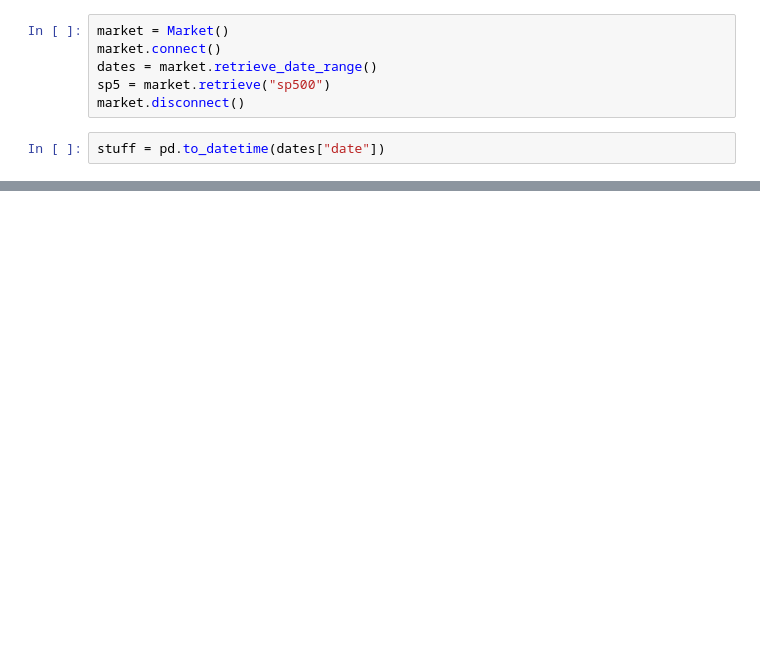
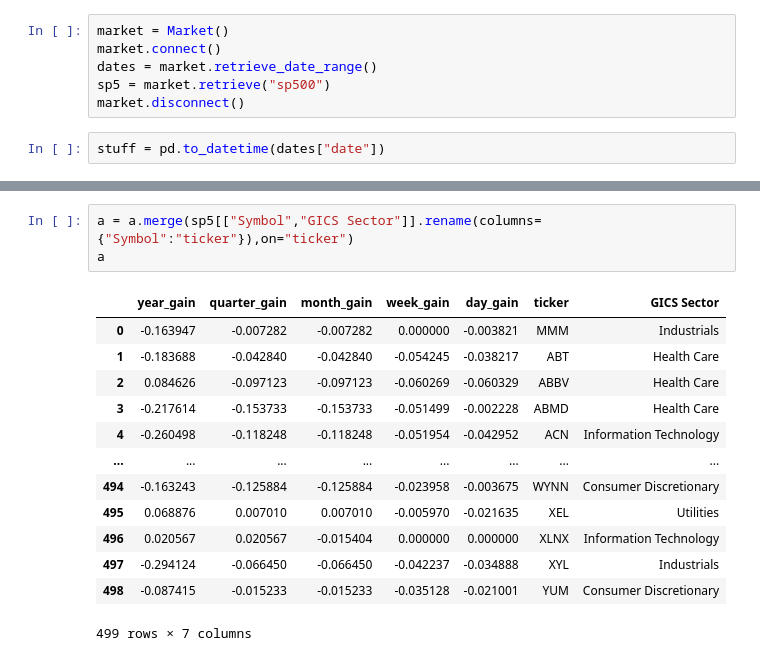
Before and after one commit to chung-ejy/longshot, a Jupyter notebook: progress_report.ipynb, the cells around one changed output, grey strips where cells are left out. Saved outputs shown, nothing was run; the diff lists cells and outputs as text; blank space fills up the shorter version.

```diff
--- a/progress_report.ipynb
+++ b/progress_report.ipynb
@@ -139 +136,18 @@ a.sort_values(f"{period}_gain",ascending=False).head(50)
+# %%
+a = a.merge(sp5[["Symbol","GICS Sector"]].rename(columns={"Symbol":"ticker"}),on="ticker")
+a
+# %% [output]
+|  | year_gain | quarter_gain | month_gain | week_gain | day_gain | ticker | GICS Sector |
+| 0 | -0.163947 | -0.007282 | -0.007282 | 0.000000 | -0.003821 | MMM | Industrials |
+| 1 | -0.183688 | -0.042840 | -0.042840 | -0.054245 | -0.038217 | ABT | Health Care |
+| 2 | 0.084626 | -0.097123 | -0.097123 | -0.060269 | -0.060329 | ABBV | Health Care |
+| 3 | -0.217614 | -0.153733 | -0.153733 | -0.051499 | -0.002228 | ABMD | Health Care |
+| 4 | -0.260498 | -0.118248 | -0.118248 | -0.051954 | -0.042952 | ACN | Information Technology |
+| ... | ... | ... | ... | ... | ... | ... | ... |
+| 494 | -0.163243 | -0.125884 | -0.125884 | -0.023958 | -0.003675 | WYNN | Consumer Discretionary |
+| 495 | 0.068876 | 0.007010 | 0.007010 | -0.005970 | -0.021635 | XEL | Utilities |
+| 496 | 0.020567 | 0.020567 | -0.015404 | 0.000000 | 0.000000 | XLNX | Information Technology |
+| 497 | -0.294124 | -0.066450 | -0.066450 | -0.042237 | -0.034888 | XYL | Industrials |
+| 498 | -0.087415 | -0.015233 | -0.015233 | -0.035128 | -0.021001 | YUM | Consumer Discretionary |
+499 rows × 7 columns
 # %%
```
Also changed, not shown: parts of 7 cells of this notebook, 27 other files.
